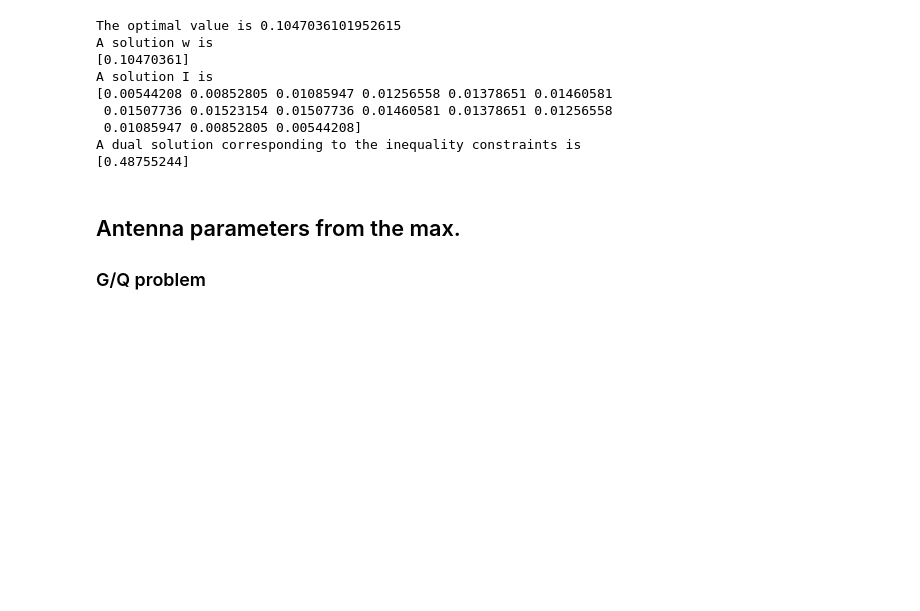
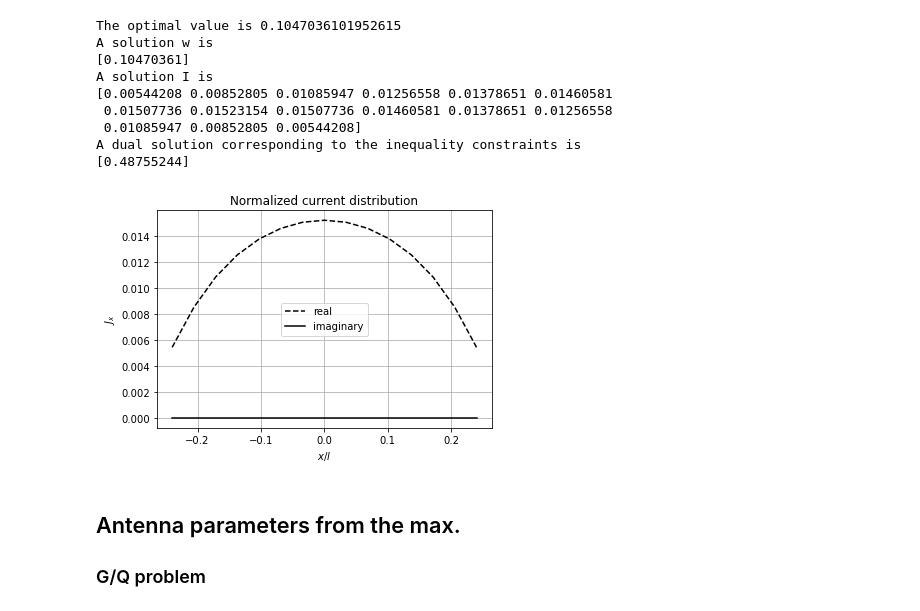
Before and after one commit to Khainguyen1349/MoMPython_KN, a Jupyter notebook: Python_CVX.ipynb, the cells around one changed output. Drawn from its saved outputs; the diff is of its cells as text; code cells hidden in the pictures; blank space fills up the shorter version.

```diff
--- a/Python_CVX.ipynb
+++ b/Python_CVX.ipynb
@@ -15,3 +16,4 @@ Nx = 16 # number of elements
 N = Nx - 1 # number of unknowns
 dx = 1/Nx # rectangle length
 dy = 0.02 # rectangle width
+x = 0.48*np.array([i for i in range(N)])/(N-1) - 0.48/2
@@ -66,6 +90,17 @@ A solution I is
  0.01085947 0.00852805 0.00544208]
 A dual solution corresponding to the inequality constraints is
 [0.48755244]
+# %%
+plt.plot(x, np.real(I.value), '--', color='black', label='real')
+plt.plot(x, np.imag(I.value), color='black', label='imaginary')
+plt.grid()
+plt.xlabel("$x/l$")
+plt.ylabel("$J_x$")
+plt.legend()
+plt.title('Normalized current distribution')
+plt.show()
+# %% [output]
+[figure, added]
 # %% [markdown]
 ## Antenna parameters from the max.
 
```
Also changed, not shown: parts of 27 cells of this notebook.
